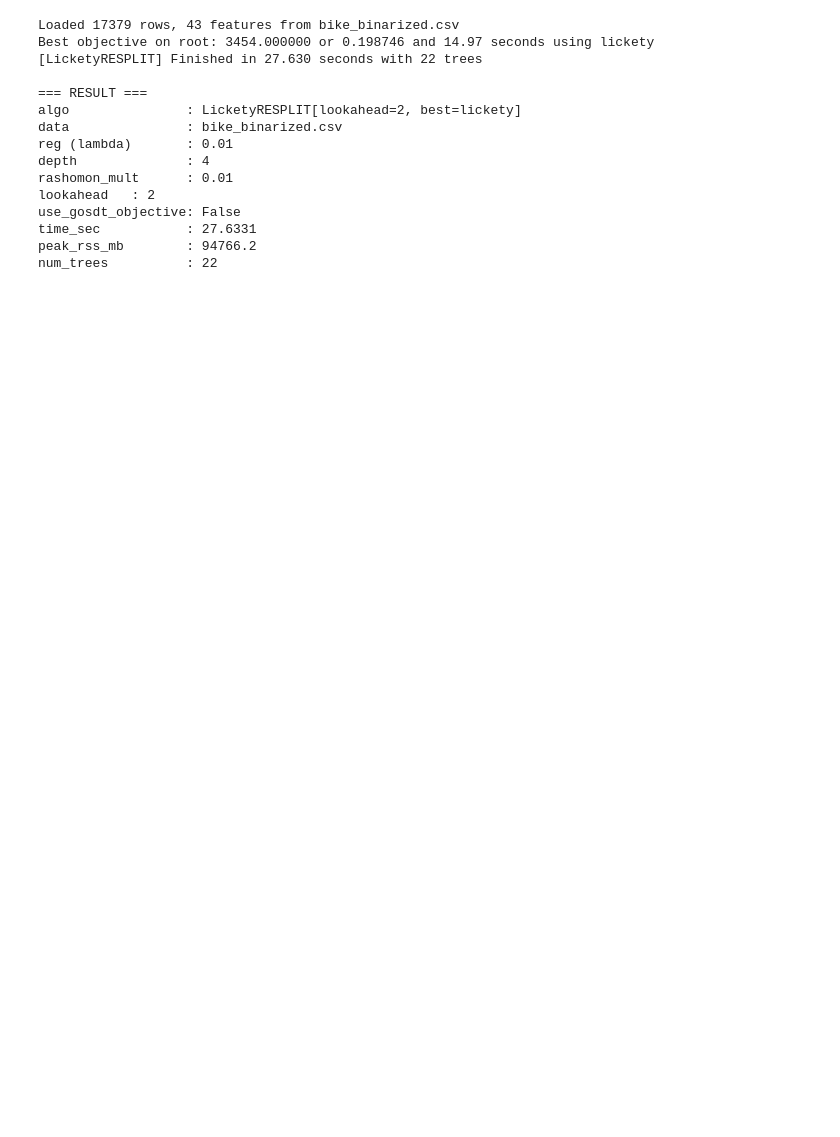
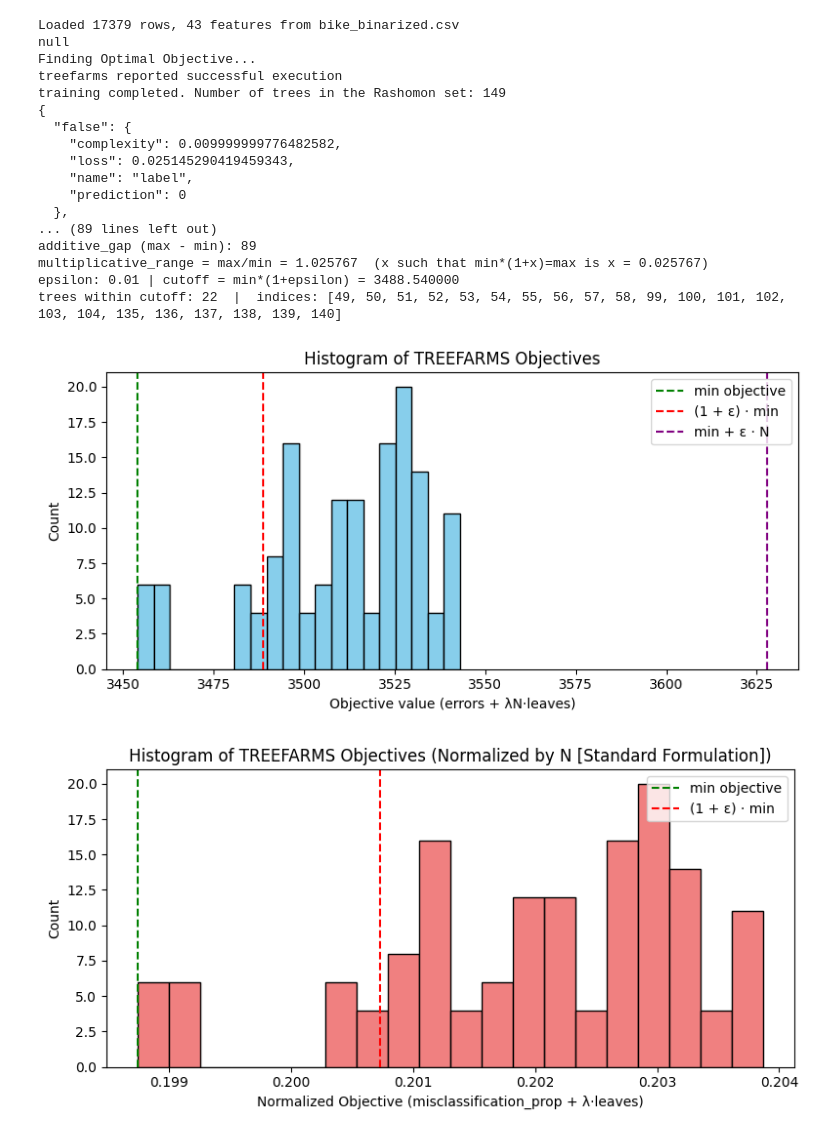
Before and after one commit to zakk-h/LicketyRESPLIT, a Jupyter notebook: run_one.ipynb, the cells around one changed output. Drawn from its saved outputs; the diff is of its cells as text; code cells hidden in the pictures; blank space fills up the shorter version.

Commit message:
Updated output for TreeFARMS

```diff
--- a/run_one.ipynb
+++ b/run_one.ipynb
@@ -104,7 +104,7 @@ def summarize_treefarms_objectives(model, X, y, reg, epsilon=0.01):
     plt.axvline(min_obj + epsilon * N, color='purple', linestyle='--', label='min + ε · N')
 
     plt.title("Histogram of TREEFARMS Objectives")
-    plt.xlabel("Objective value (errors + λ·leaves)")
+    plt.xlabel("Objective value (errors + λN·leaves)")
     plt.ylabel("Count")
     plt.legend()
     plt.tight_layout()
@@ -119,8 +119,8 @@ def summarize_treefarms_objectives(model, X, y, reg, epsilon=0.01):
     plt.axvline(min_obj_norm, color='green', linestyle='--', label='min objective')
     plt.axvline(cutoff_norm, color='red', linestyle='--', label='(1 + ε) · min')
 
-    plt.title("Histogram of TREEFARMS Objectives (Normalized by N)")
-    plt.xlabel("Normalized Objective ( (errors + λ·leaves) / N )")
+    plt.title("Histogram of TREEFARMS Objectives (Normalized by N [Standard Formulation])")
+    plt.xlabel("Normalized Objective (misclassification_prop + λ·leaves)")
     plt.ylabel("Count")
     plt.legend()
     plt.tight_layout()
@@ -239,7 +239,7 @@ def run_treefarms(X, y, reg, mult, depth):
 def main():
     # ======= SETTINGS YOU CAN CHANGE =======
     data_path = "bike_binarized.csv"   # CSV path; last column is label
-    algo = "lickety"                   # "resplit", "lickety", "treefarms"
+    algo = "treefarms"                   # "resplit", "lickety", "treefarms"
     reg = 0.01                          # lambda regularization
     depth = 4                          # max tree depth (leaf-only tree = 0) - adjusted for each algorithm
     mult = 0.01                        # Rashomon bound multiplier
@@ -285,44 +285,48 @@ def main():
         max_usage=True,
         retval=True,
         interval=0.01,
         include_children=True
     )
     duration_s, n_trees, label = retval
 
     print("\n=== RESULT ===")
     print(f"algo               : {label}")
     print(f"data               : {data_path}")
     print(f"reg (lambda)       : {reg}")
     print(f"depth              : {depth}")
     print(f"rashomon_mult      : {mult}")
     if algo == "lickety":
         print(f"lookahead   : {lookahead_k}")
         print(f"use_gosdt_objective: {use_gosdt_objective}")
     print(f"time_sec           : {duration_s:.4f}")
     print(f"peak_rss_mb        : {peak_mb:.1f}")
     print(f"num_trees          : {n_trees}")
 
 if __name__ == "__main__":
     main()
 
 # python run_one.py --data bike_binarized.csv --algo resplit --reg 0.005 --depth 4 --mult 0.01
 
 # python run_one.py --data bike_binarized.csv --algo lickety --reg 0.005 --depth 4 --mult 0.01 --greedy-lookahead true --use-gosdt-objective
 
 # python run_one.py --data bike_binarized.csv --algo treefarms --reg 0.005 --depth 4 --mult 0.01
 # %% [output]
 Loaded 17379 rows, 43 features from bike_binarized.csv
-Best objective on root: 3454.000000 or 0.198746 and 14.97 seconds using lickety
-[LicketyRESPLIT] Finished in 27.630 seconds with 22 trees
-
-=== RESULT ===
-algo               : LicketyRESPLIT[lookahead=2, best=lickety]
-data               : bike_binarized.csv
-reg (lambda)       : 0.01
-depth              : 4
-rashomon_mult      : 0.01
-lookahead   : 2
-use_gosdt_objective: False
-time_sec           : 27.6331
-peak_rss_mb        : 94766.2
-num_trees          : 22
+null
+Finding Optimal Objective...
+treefarms reported successful execution
+training completed. Number of trees in the Rashomon set: 149
+{
+  "false": {
+    "complexity": 0.009999999776482582,
+    "loss": 0.025145290419459343,
+    "name": "label",
+    "prediction": 0
+  },
+... (89 lines left out)
+additive_gap (max - min): 89
+multiplicative_range = max/min = 1.025767  (x such that min*(1+x)=max is x = 0.025767)
+epsilon: 0.01 | cutoff = min*(1+epsilon) = 3488.540000
+trees within cutoff: 22  |  indices: [49, 50, 51, 52, 53, 54, 55, 56, 57, 58, 99, 100, 101, 102, 103, 104, 135, 136, 137, 138, 139, 140]
+[figure, added]
+[figure, added]
```
Also changed, not shown: parts of 1 cell of this notebook, 1 other file.
